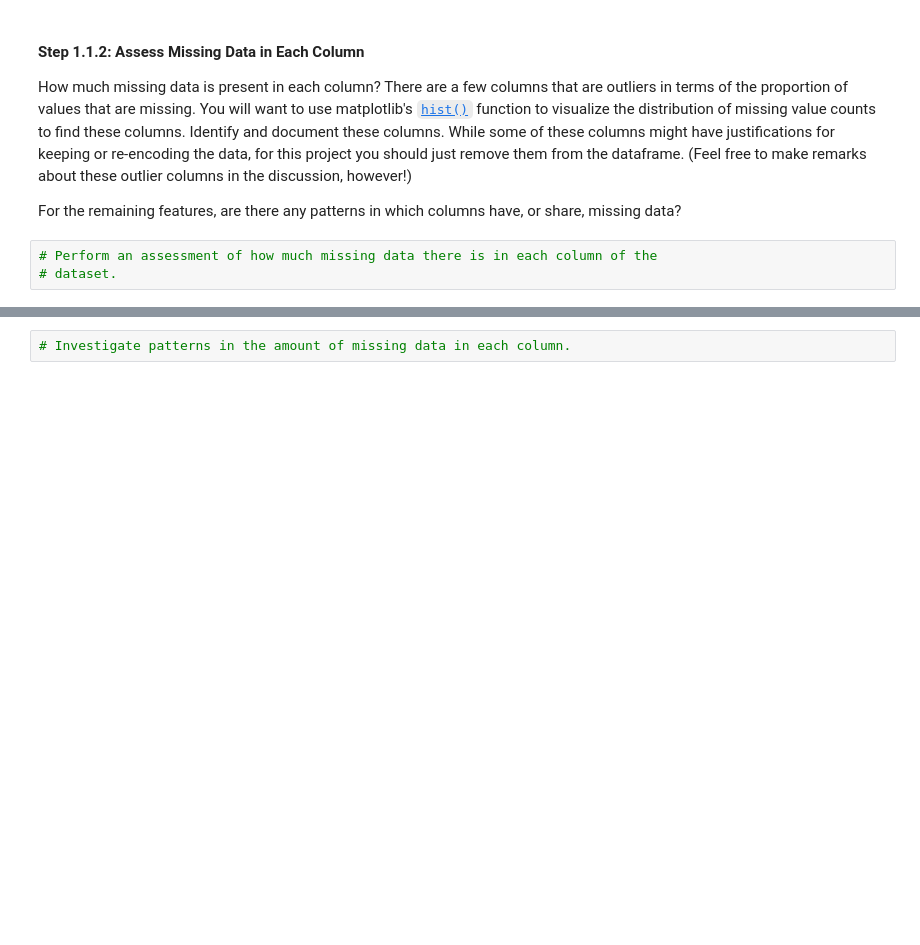
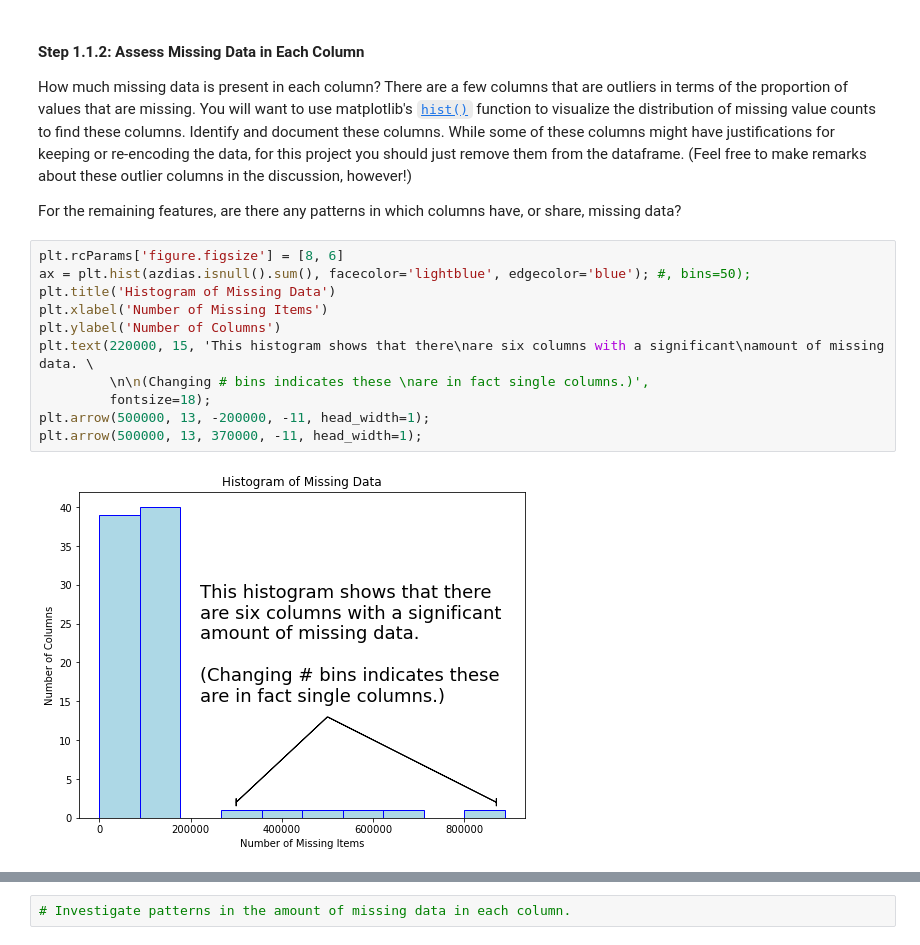
Before and after one commit to tom-itl/Machine_Learning, a Jupyter notebook: Identify_Customer_Segments.ipynb, the cells around one changed output, grey strips where cells are left out. Cells and saved outputs as stored; diff of their text form; blank space fills up the shorter version.

Commit message:
Prior to deleting extra investigation cells and plots.

```diff
--- a/Identify_Customer_Segments.ipynb
+++ b/Identify_Customer_Segments.ipynb
@@ -262,6 +198,16 @@ The fourth column of the feature attributes summary (loaded in above as `feat_in
 How much missing data is present in each column? There are a few columns that are outliers in terms of the proportion of values that are missing. You will want to use matplotlib's [`hist()`](https://matplotlib.org/api/_as_gen/matplotlib.pyplot.hist.html) function to visualize the distribution of missing value counts to find these columns. Identify and document these columns. While some of these columns might have justifications for keeping or re-encoding the data, for this project you should just remove them from the dataframe. (Feel free to make remarks about these outlier columns in the discussion, however!)
 
 For the remaining features, are there any patterns in which columns have, or share, missing data?
-# %%
-# Perform an assessment of how much missing data there is in each column of the
-# dataset.
+# %%
+plt.rcParams['figure.figsize'] = [8, 6]
+ax = plt.hist(azdias.isnull().sum(), facecolor='lightblue', edgecolor='blue'); #, bins=50);
+plt.title('Histogram of Missing Data')
+plt.xlabel('Number of Missing Items')
+plt.ylabel('Number of Columns')
+plt.text(220000, 15, 'This histogram shows that there\nare six columns with a significant\namount of missing data. \
+         \n\n(Changing # bins indicates these \nare in fact single columns.)',
+         fontsize=18);
+plt.arrow(500000, 13, -200000, -11, head_width=1);
+plt.arrow(500000, 13, 370000, -11, head_width=1);
+# %% [output]
+[figure, added]
```
Also changed, not shown: parts of 17 cells of this notebook.
